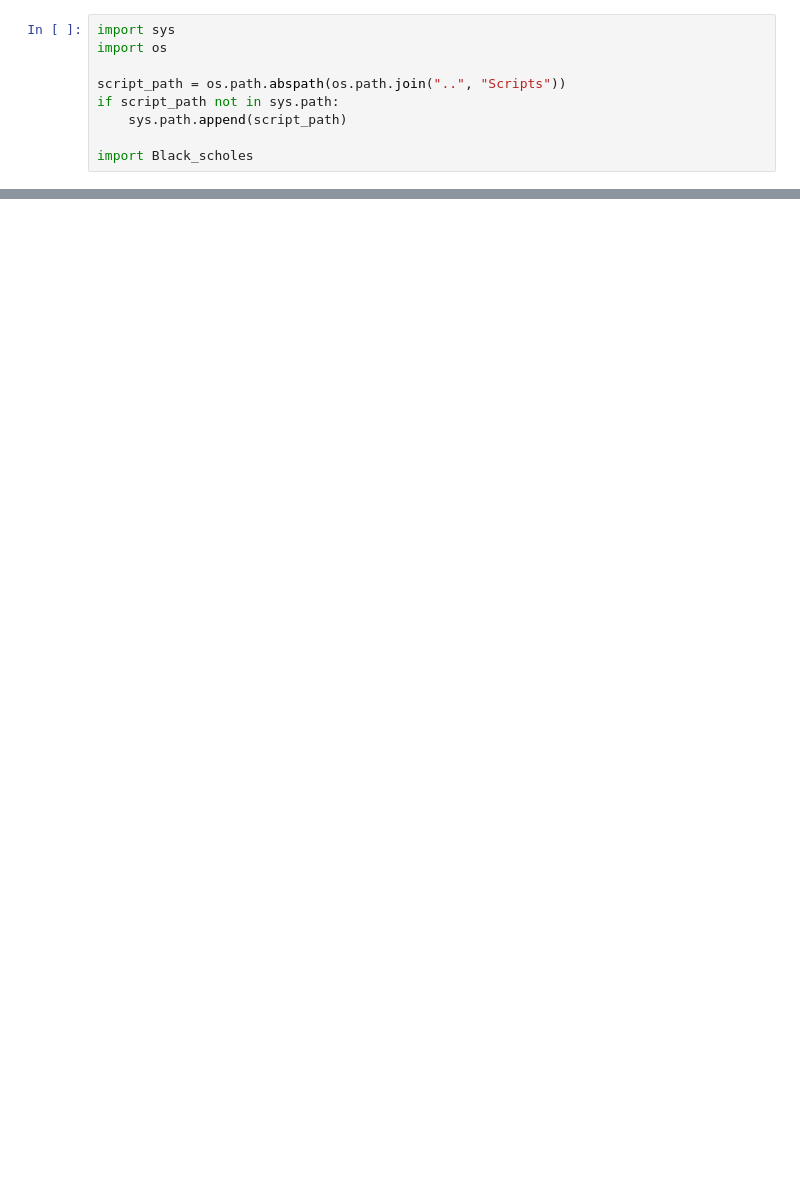
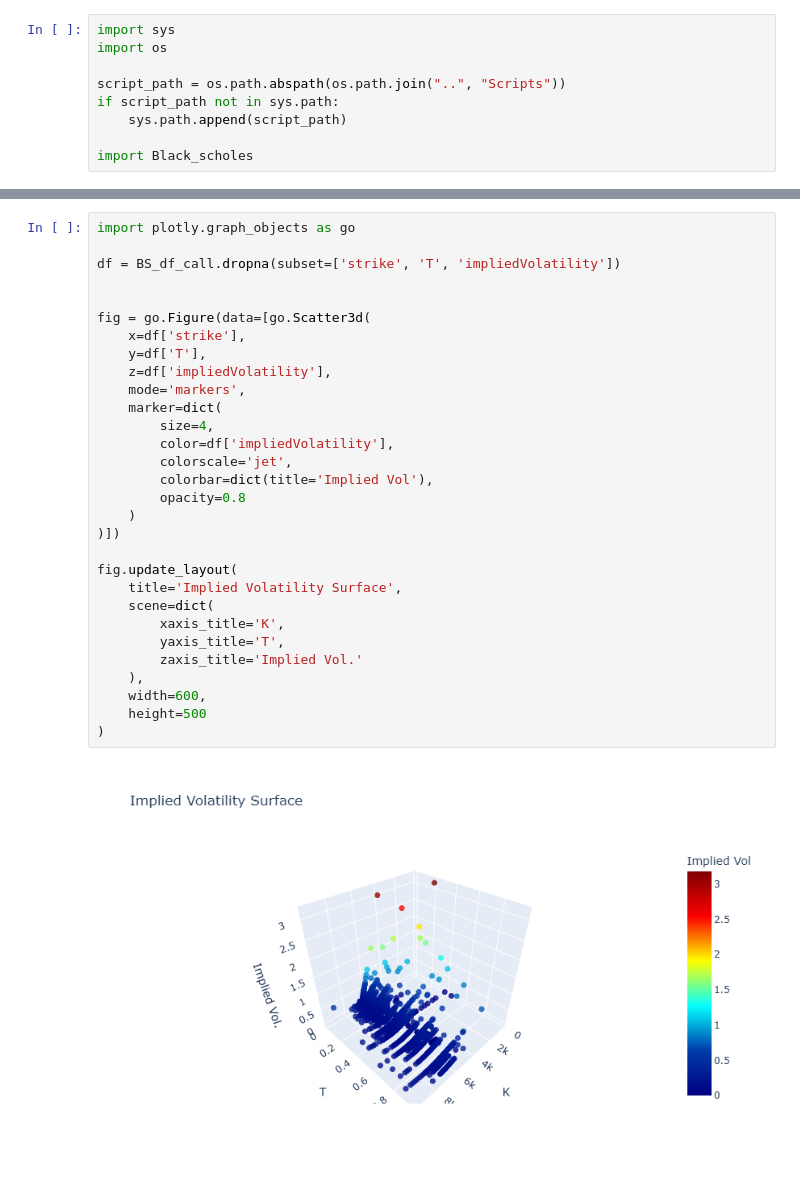
Before and after one commit to JuanCastillo29/Beyond-Black-Scholes-the-Heston-Model, a Jupyter notebook: notebook/02 Black-Scholes baseline.ipynb, the cells around one changed output, grey strips where cells are left out. Saved outputs shown, nothing was run; the diff lists cells and outputs as text; blank space fills up the shorter version.

```diff
--- a/notebook/02 Black-Scholes baseline.ipynb
+++ b/notebook/02 Black-Scholes baseline.ipynb
@@ -166,0 +315,32 @@ import Black_scholes
+# %%
+import plotly.graph_objects as go
+
+df = BS_df_call.dropna(subset=['strike', 'T', 'impliedVolatility'])
+
+
+fig = go.Figure(data=[go.Scatter3d(
+    x=df['strike'],
+    y=df['T'],
+    z=df['impliedVolatility'],
+    mode='markers',
+    marker=dict(
+        size=4,
+        color=df['impliedVolatility'],
+        colorscale='jet',
+        colorbar=dict(title='Implied Vol'),
+        opacity=0.8
+    )
+)])
+
+fig.update_layout(
+    title='Implied Volatility Surface',
+    scene=dict(
+        xaxis_title='K',
+        yaxis_title='T',
+        zaxis_title='Implied Vol.'
+    ),
+    width=600,
+    height=500
+)
+# %% [output]
+[figure, added]
```
Also changed, not shown: parts of 13 cells of this notebook, 1 other file.
